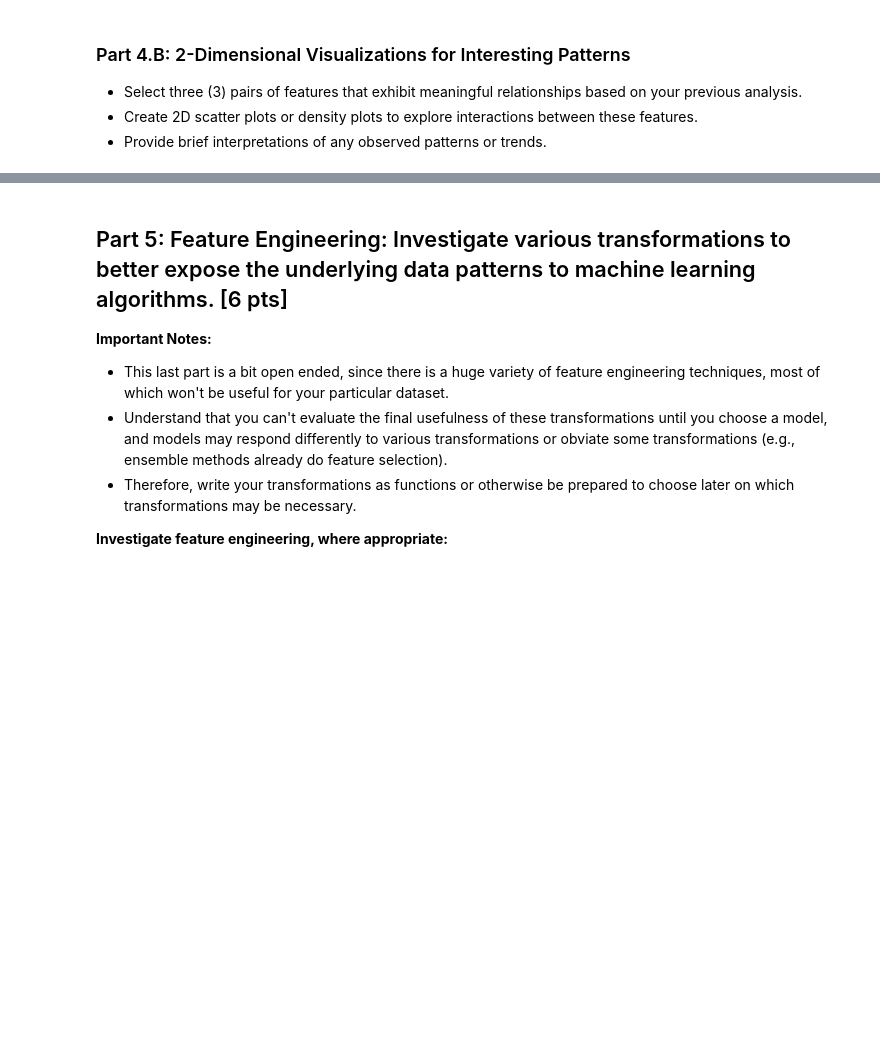
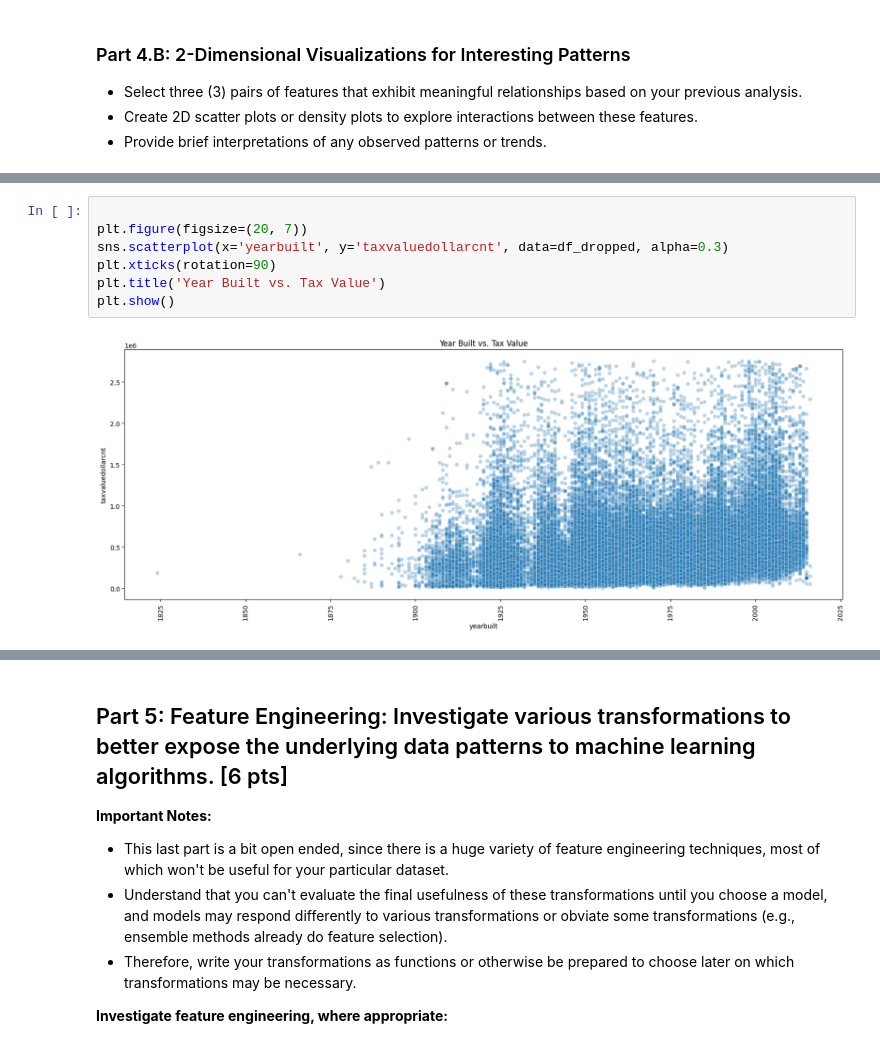
Before and after one commit to pr-rowe/MOD-3-MILESTONE-1, a Jupyter notebook: Milestone_01.ipynb, the cells around one changed output, grey strips where cells are left out. Drawn from its saved outputs; the diff is of its cells as text; blank space fills up the shorter version.

```diff
--- a/Milestone_01.ipynb
+++ b/Milestone_01.ipynb
@@ -527,0 +632,9 @@ Pay particular attention to especially interesting and/or strongly correlated fe
+# %%
+
+plt.figure(figsize=(20, 7))
+sns.scatterplot(x='yearbuilt', y='taxvaluedollarcnt', data=df_dropped, alpha=0.3)
+plt.xticks(rotation=90)
+plt.title('Year Built vs. Tax Value')
+plt.show()
+# %% [output]
+[figure, added]
```
Also changed, not shown: parts of 22 cells of this notebook.
